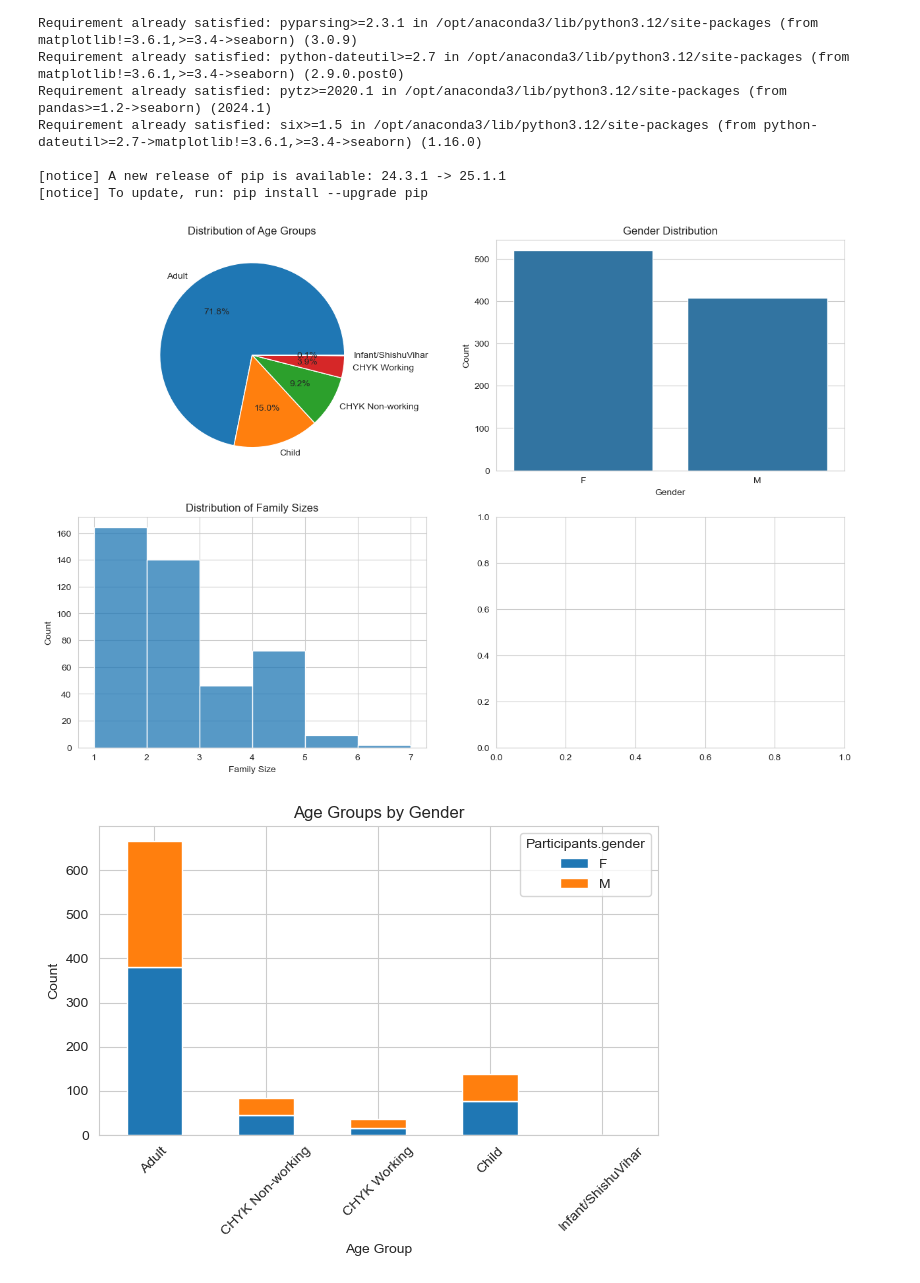
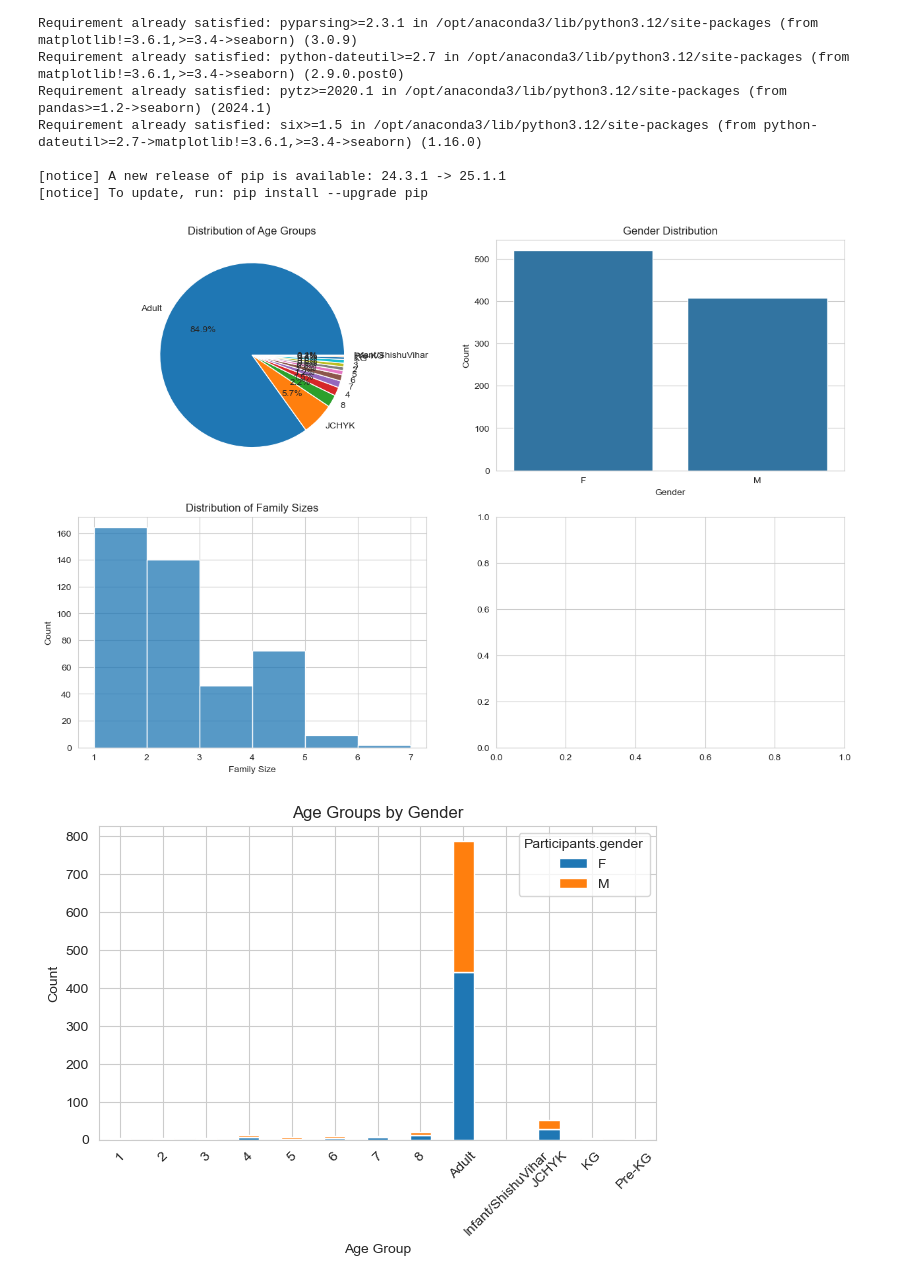
Before and after one commit to CMSJ-MSC/MSC-Registration-CheckIn, a Jupyter notebook: analytics.ipynb, the cells around one changed output. Drawn from its saved outputs; the diff is of its cells as text; code cells hidden in the pictures.

```diff
--- a/analytics.ipynb
+++ b/analytics.ipynb
@@ -34,7 +34,7 @@ fig = plt.figure(figsize=(15, 10))
 
 # 1. Age Group Distribution
 plt.subplot(2, 2, 1)
-age_counts = df['Age Group'].value_counts()
+age_counts = df['Category'].value_counts()
 plt.pie(age_counts, labels=age_counts.index, autopct='%1.1f%%')
 plt.title('Distribution of Age Groups')
 
@@ -47,37 +47,37 @@ plt.xlabel('Gender')
 plt.ylabel('Count')
 
 # 3. Family Size Distribution
 plt.subplot(2, 2, 3)
 family_sizes = df.groupby('Family ID').size()
 sns.histplot(family_sizes, bins=range(1, max(family_sizes)+2))
 plt.title('Distribution of Family Sizes')
 plt.xlabel('Family Size')
 plt.ylabel('Count')
 
 # 4. Age Group by Gender
 plt.subplot(2, 2, 4)
-age_gender = pd.crosstab(df['Age Group'], df['Participants.gender'])
+age_gender = pd.crosstab(df['Category'], df['Participants.gender'])
 age_gender.plot(kind='bar', stacked=True)
 plt.title('Age Groups by Gender')
 plt.xlabel('Age Group')
 plt.ylabel('Count')
 plt.xticks(rotation=45)
 
 plt.tight_layout()
 plt.show()
 
 # Print some summary statistics
 print("\nSummary Statistics:")
 print(f"Total number of participants: {len(df)}")
 print(f"Number of unique families: {df['Family ID'].nunique()}")
 print(f"\nAverage family size: {len(df)/df['Family ID'].nunique():.1f}")
 print("\nAge Group Distribution:")
-print(df['Age Group'].value_counts())
+print(df['Category'].value_counts())
 print("\nGender Distribution:")
 print(df['Participants.gender'].value_counts())
 # %% [output]
-[figure, old version]
+[figure, new version]
-[figure, old version]
+[figure, new version]
 Summary Statistics:
 Total number of participants: 927
 Number of unique families: 433
```
Also changed, not shown: parts of 2 cells of this notebook.
